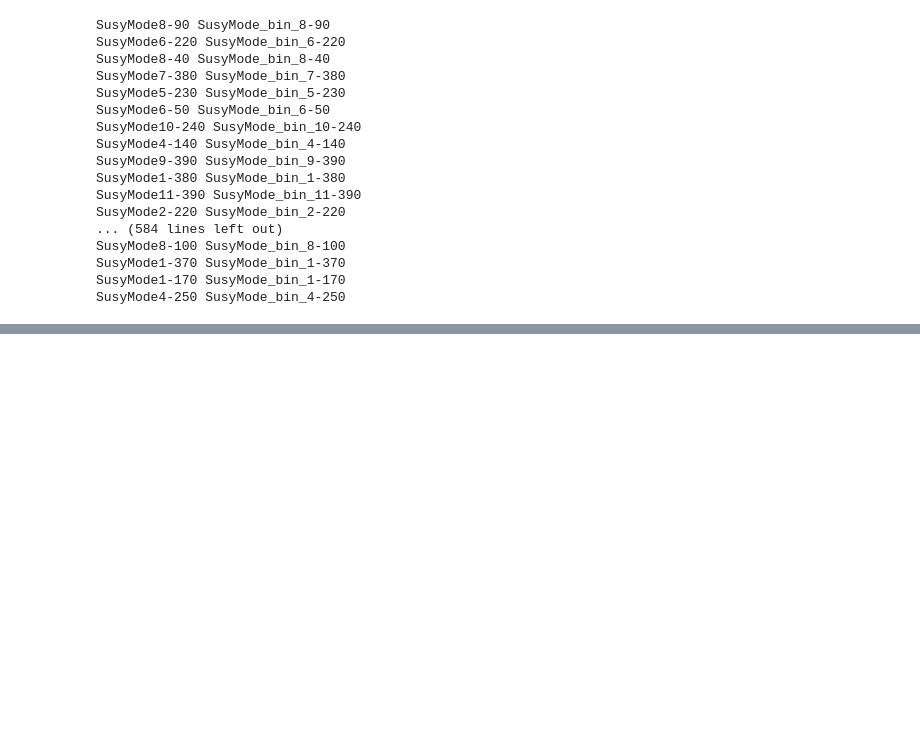
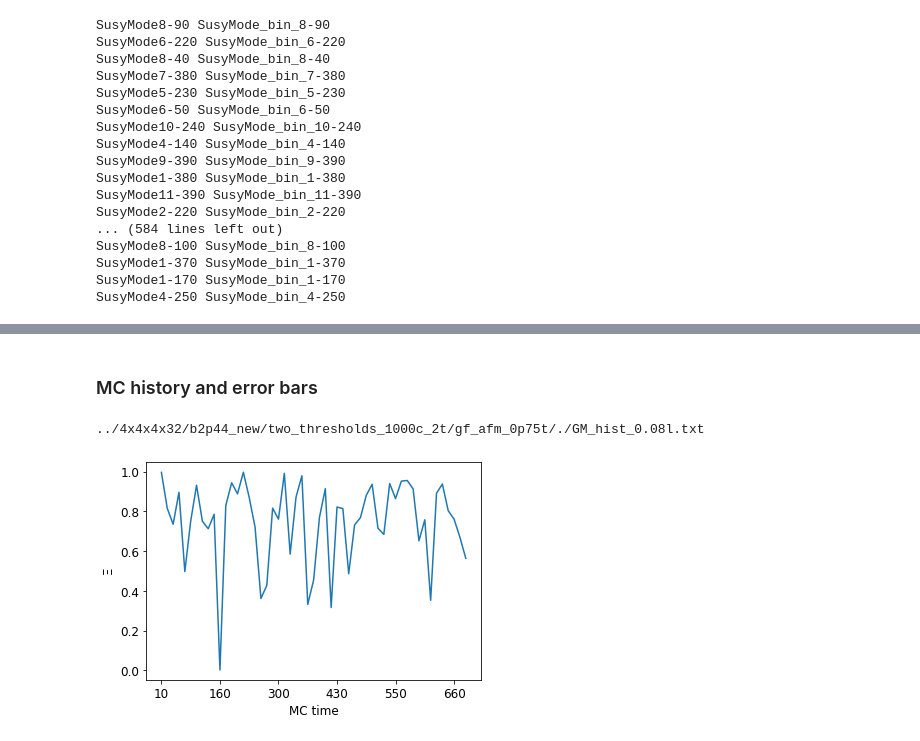
Before and after one commit to Ivan-Soler/AFM, a Jupyter notebook: main.ipynb, the cells around one changed output, grey strips where cells are left out. Drawn from its saved outputs; the diff is of its cells as text; code cells hidden in the pictures; blank space fills up the shorter version.

```diff
--- a/main.ipynb
+++ b/main.ipynb
@@ -308,0 +231,23 @@ for i in range(0,max_modes):
+# %% [markdown]
+### MC history and error bars
+# %%
+# Read dictionary pkl file
+folder="../4x4x4x32/b2p44_new/two_thresholds_1000c_2t/"
+#for measure in ("gf_afm_4p0t/", "gf_afm_3p0t/", "gf_afm_2p0t/", "gf_afm_1p125t/", "gf_afm_0p75t/", "gf_afm_0p5t/", "gf_afm_0p25t/"):
+measure="gf_afm_0p75t/"
+with open(folder+measure+"./GM_hist_"+str(0.08)+"l.txt", 'rb') as f:
+    print(folder+measure+"./GM_hist_"+str(0.08)+"l.txt")
+    GM = pickle.load(f)
+x=[]
+GM_mc=[]
+for key in GM:
+    GM_mc.append(GM[key])
+    x.append(key)
+plt.plot(x,GM_mc)
+plt.ylabel(r'$\Xi$')
+plt.xlabel('MC time')
+plt.xticks(np.arange(0, len(GM_mc),  step=10))
+plt.savefig(folder+measure+"GM_history.png")
+# %% [output]
+../4x4x4x32/b2p44_new/two_thresholds_1000c_2t/gf_afm_0p75t/./GM_hist_0.08l.txt
+[figure, added]
```
Also changed, not shown: parts of 9 cells of this notebook.
